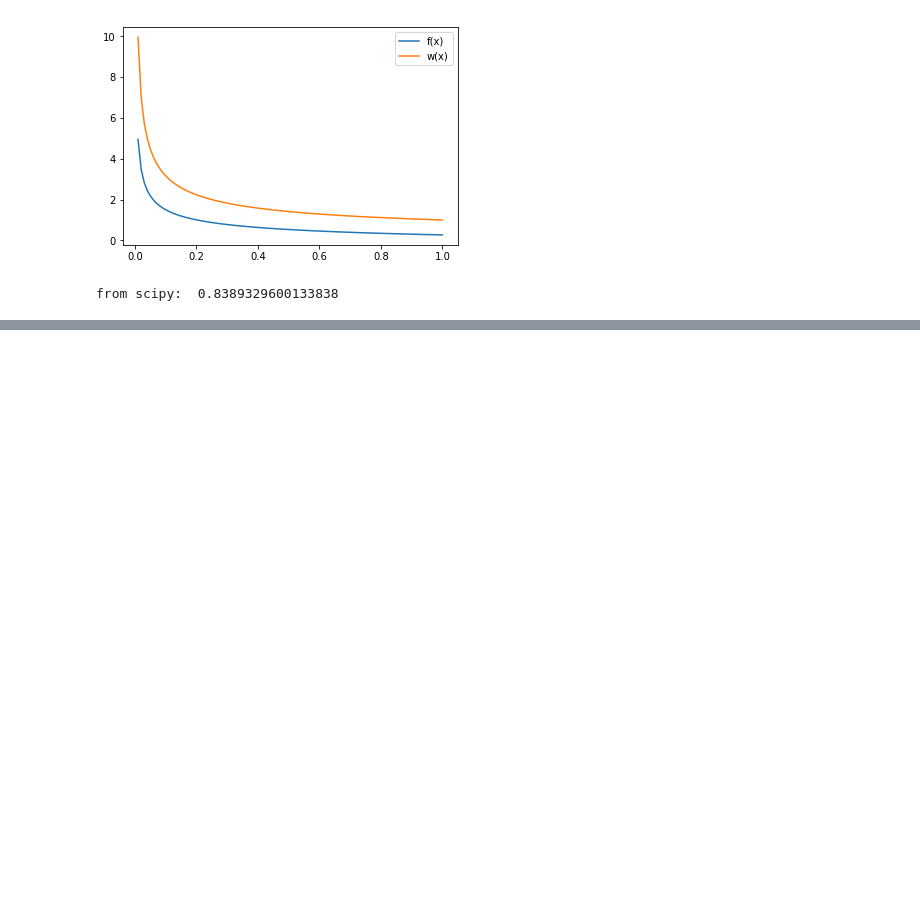
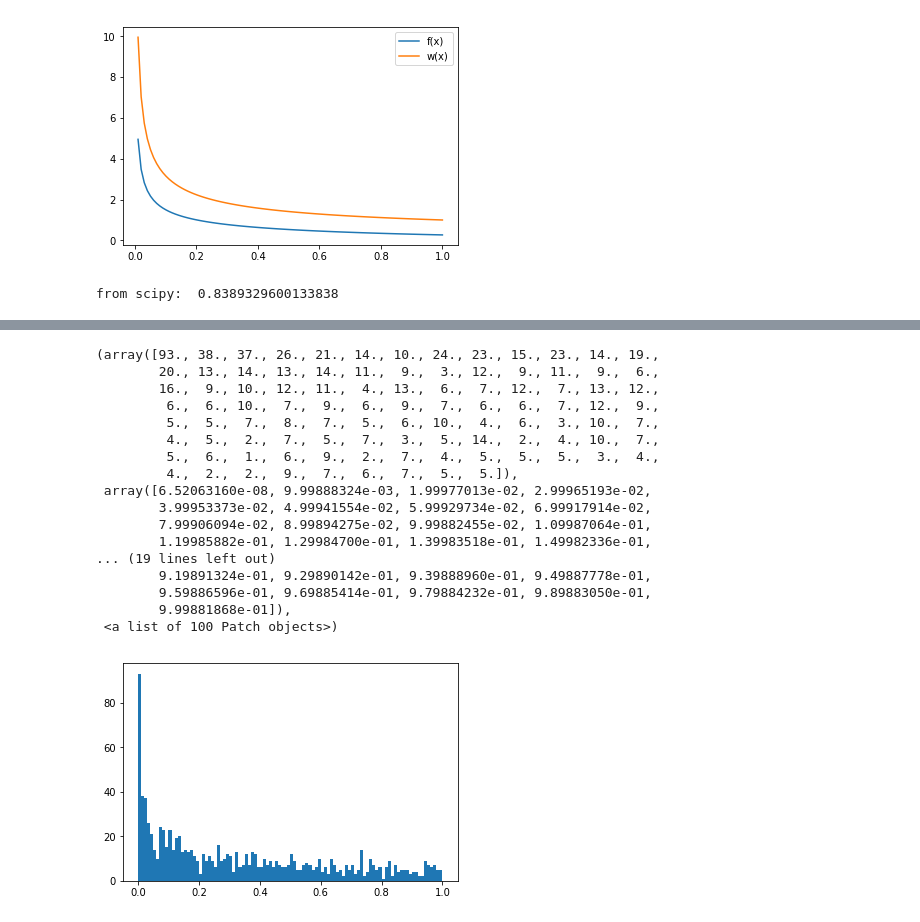
Before and after one commit to MaterSim/ComputationalPhysics300, a Jupyter notebook: Lec_12_monte_carlo2.ipynb, the cells around one changed output, grey strips where cells are left out. Cells and saved outputs as stored; diff of their text form; code cells hidden in the pictures; blank space fills up the shorter version.

```diff
--- a/Lec_12_monte_carlo2.ipynb
+++ b/Lec_12_monte_carlo2.ipynb
@@ -263,0 +265,25 @@ plt.legend()
+# %%
+res = []
+for i in range(1000):
+    x = random()
+    res.append(x*x)
+plt.hist(res, bins=100)
+# %% [output]
+(array([93., 38., 37., 26., 21., 14., 10., 24., 23., 15., 23., 14., 19.,
+        20., 13., 14., 13., 14., 11.,  9.,  3., 12.,  9., 11.,  9.,  6.,
+        16.,  9., 10., 12., 11.,  4., 13.,  6.,  7., 12.,  7., 13., 12.,
+         6.,  6., 10.,  7.,  9.,  6.,  9.,  7.,  6.,  6.,  7., 12.,  9.,
+         5.,  5.,  7.,  8.,  7.,  5.,  6., 10.,  4.,  6.,  3., 10.,  7.,
+         4.,  5.,  2.,  7.,  5.,  7.,  3.,  5., 14.,  2.,  4., 10.,  7.,
+         5.,  6.,  1.,  6.,  9.,  2.,  7.,  4.,  5.,  5.,  5.,  3.,  4.,
+         4.,  2.,  2.,  9.,  7.,  6.,  7.,  5.,  5.]),
+ array([6.52063160e-08, 9.99888324e-03, 1.99977013e-02, 2.99965193e-02,
+        3.99953373e-02, 4.99941554e-02, 5.99929734e-02, 6.99917914e-02,
+        7.99906094e-02, 8.99894275e-02, 9.99882455e-02, 1.09987064e-01,
+        1.19985882e-01, 1.29984700e-01, 1.39983518e-01, 1.49982336e-01,
+... (19 lines left out)
+        9.19891324e-01, 9.29890142e-01, 9.39888960e-01, 9.49887778e-01,
+        9.59886596e-01, 9.69885414e-01, 9.79884232e-01, 9.89883050e-01,
+        9.99881868e-01]),
+ <a list of 100 Patch objects>)
+[figure, added]
```
Also changed, not shown: parts of 4 cells of this notebook.
